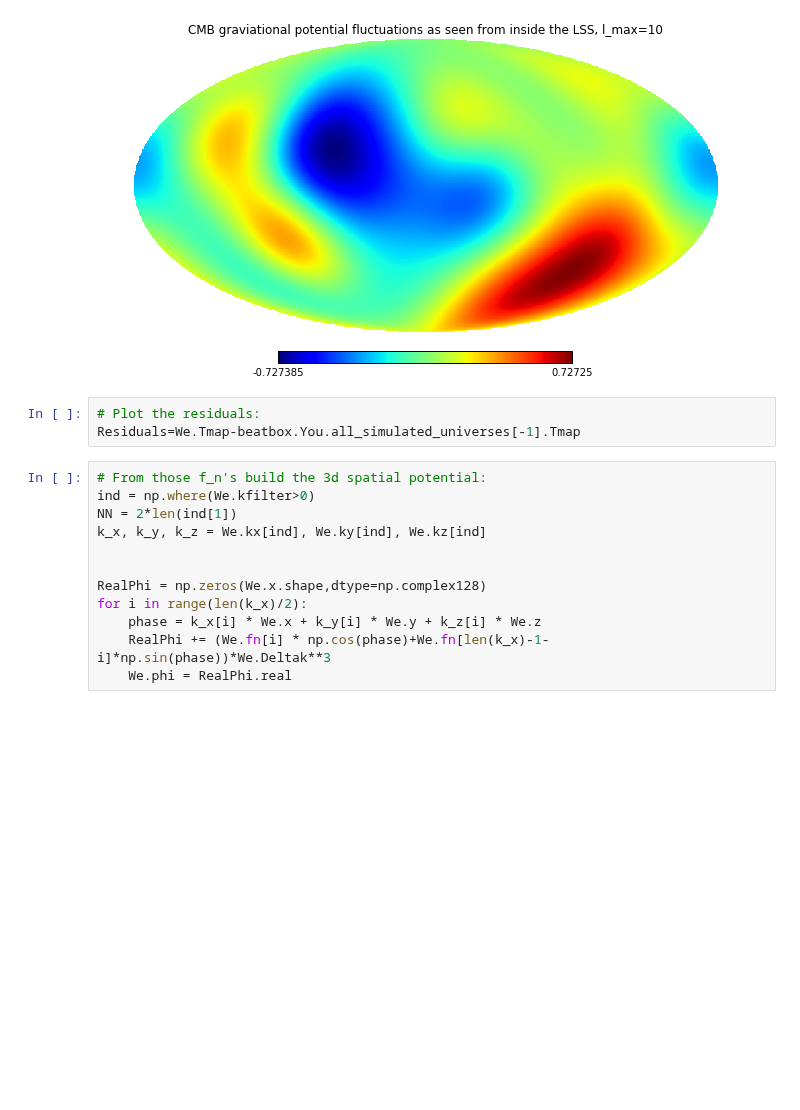
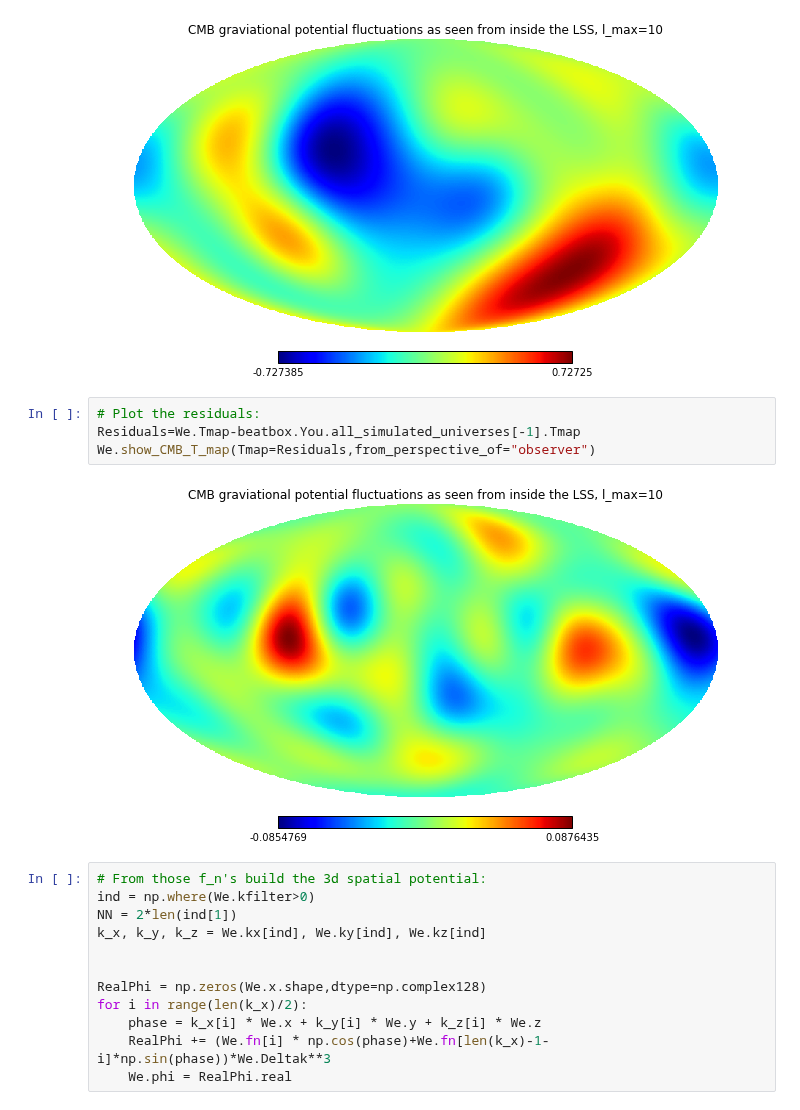
Before and after one commit to LaurencePeanuts/Music, a Jupyter notebook: Reconstruction_Demo.ipynb, the cells around one changed output. Drawn from its saved outputs; the diff is of its cells as text; blank space fills up the shorter version.

```diff
--- a/Reconstruction_Demo.ipynb
+++ b/Reconstruction_Demo.ipynb
@@ -67,6 +67,9 @@ Sigma is 0.000000 arcmin (0.000000 rad)
 # %%
 # Plot the residuals:
 Residuals=We.Tmap-beatbox.You.all_simulated_universes[-1].Tmap
+We.show_CMB_T_map(Tmap=Residuals,from_perspective_of="observer")
+# %% [output]
+[figure, added]
 # %%
 # From those f_n's build the 3d spatial potential:
 ind = np.where(We.kfilter>0)
```
Also changed, not shown: parts of 1 cell of this notebook.
